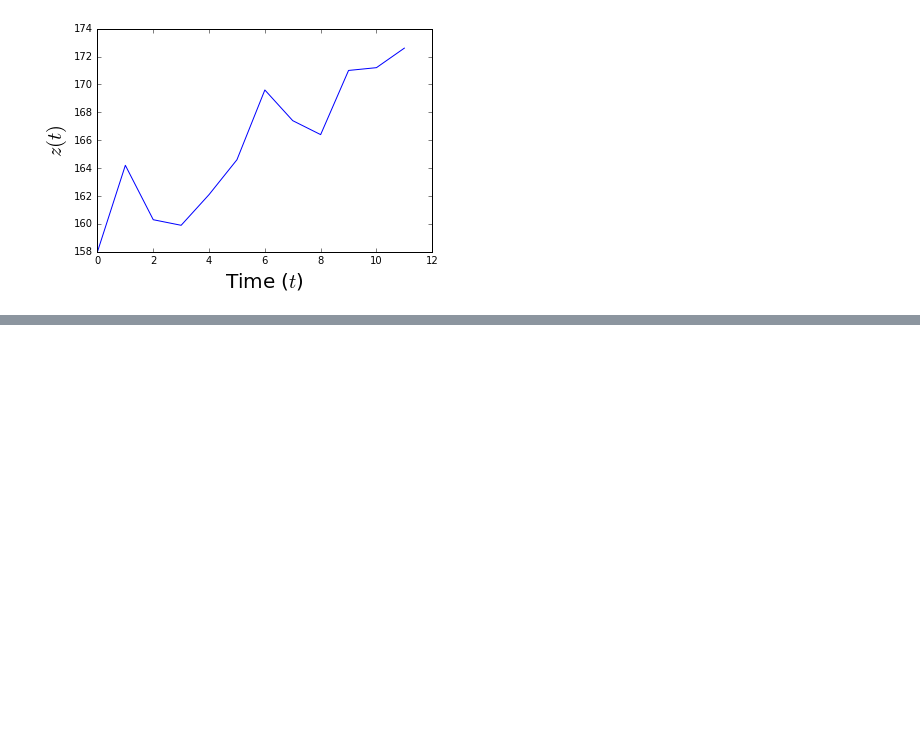
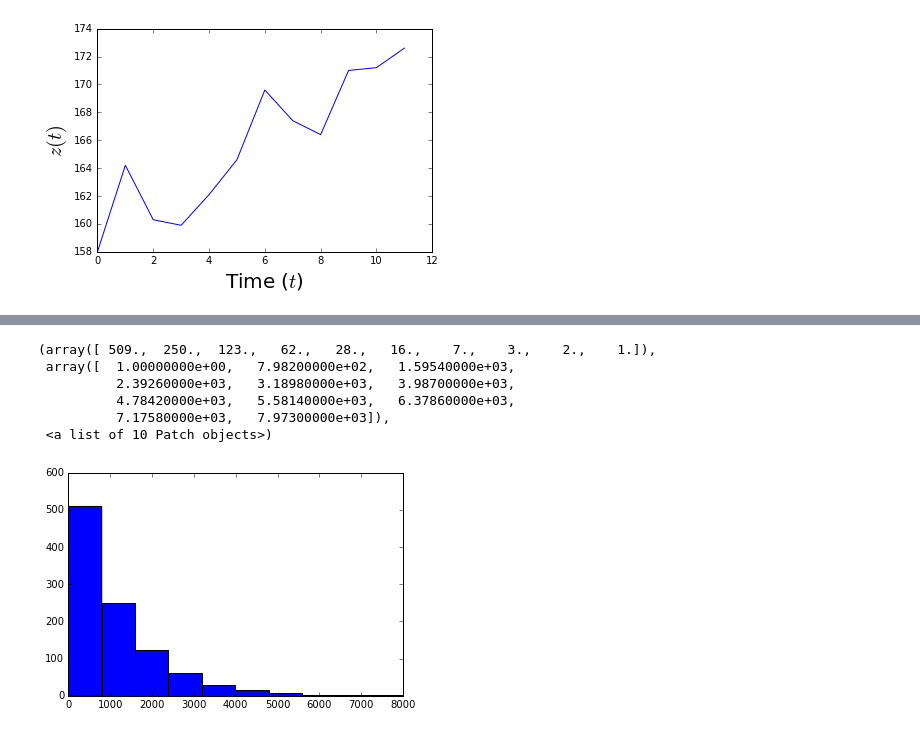
Before and after one commit to Tsel/KaFi, a Jupyter notebook: KalmanFilter4ComputerVision.ipynb, the cells around one changed output, grey strips where cells are left out. Saved outputs shown, nothing was run; the diff lists cells and outputs as text; code cells hidden in the pictures; blank space fills up the shorter version.

```diff
--- a/KalmanFilter4ComputerVision.ipynb
+++ b/KalmanFilter4ComputerVision.ipynb
@@ -34,0 +91,10 @@ Wenn die Werte unabhängig von der Zeit sind, dann können wir z.B. das die Wert
+# %%
+def rgt1s():
+    count = 0
+    s = 0
+    while s < 1.0 and count < 50000:
+        r = np.random.randint(np.min(z), np.max(z), len(z))
+        s, ic = np.polyfit(x,r,1)
+        count = count + 1
+
+    return count
@@ -34,0 +125,10 @@ Wenn die Werte unabhängig von der Zeit sind, dann können wir z.B. das die Wert
+# %%
+plt.hist(cs)
+# %% [output]
+(array([ 509.,  250.,  123.,   62.,   28.,   16.,    7.,    3.,    2.,    1.]),
+ array([  1.00000000e+00,   7.98200000e+02,   1.59540000e+03,
+          2.39260000e+03,   3.18980000e+03,   3.98700000e+03,
+          4.78420000e+03,   5.58140000e+03,   6.37860000e+03,
+          7.17580000e+03,   7.97300000e+03]),
+ <a list of 10 Patch objects>)
+[figure, added]
```
Also changed, not shown: parts of 18 cells of this notebook.
